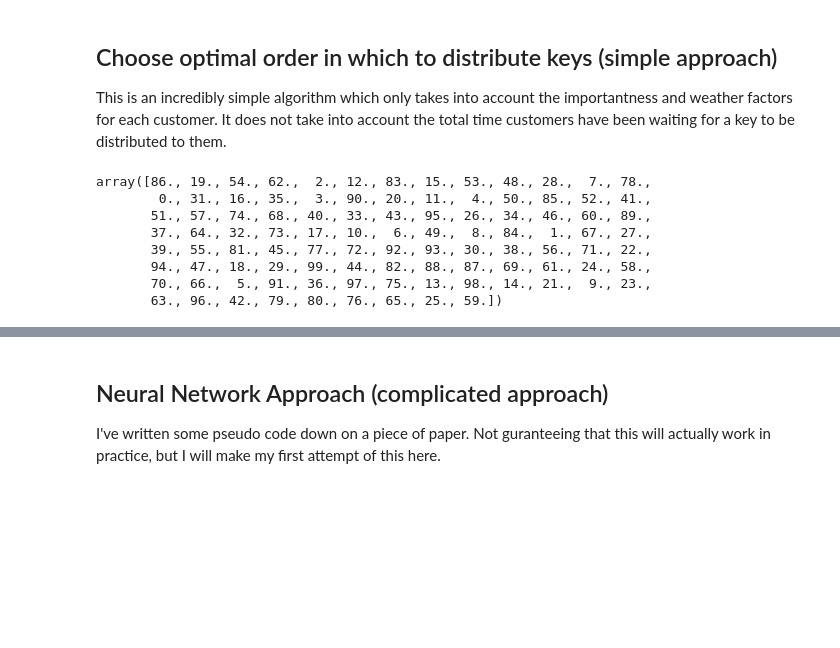
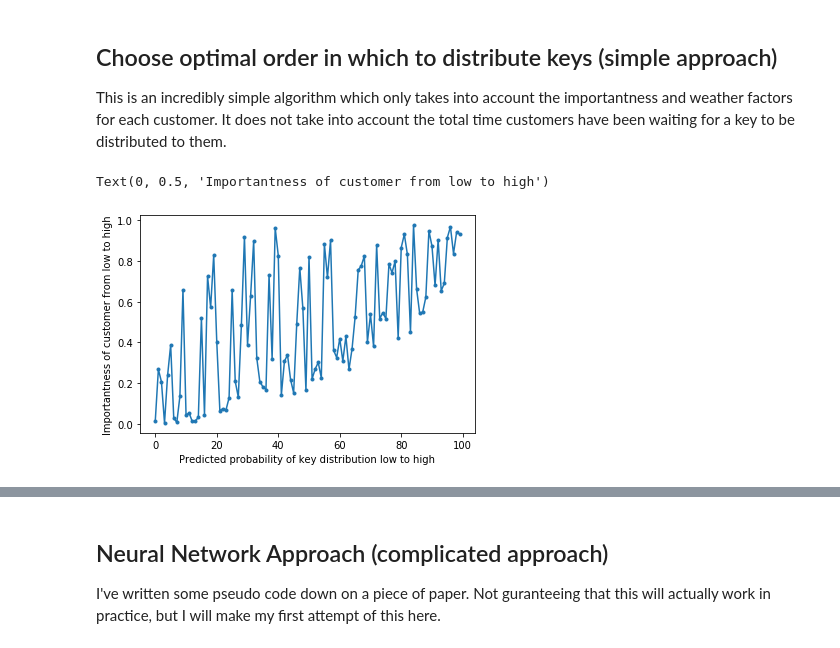
Before and after one commit to hagabbar/craft_prospect, a Jupyter notebook: terminal_link_optimization/main.ipynb, the cells around one changed output, grey strips where cells are left out. Saved outputs shown, nothing was run; the diff lists cells and outputs as text; code cells hidden in the pictures; blank space fills up the shorter version.

```diff
--- a/terminal_link_optimization/main.ipynb
+++ b/terminal_link_optimization/main.ipynb
@@ -83,17 +83,13 @@ a key to be distributed to them.
 for i in range(num_customers):
     customer_arr[0,i,4] = customer_arr[0,i,2] * customer_arr[0,i,3]
 
-customer_prob_list_idx = np.argsort(customer_arr[0,:,4])[::-1]
+customer_prob_list_idx = np.argsort(customer_arr[0,:,4])
 customer_prob_list = customer_arr[0,customer_prob_list_idx,0]
-# %%
-# Print out ordered list of customers to distribute keys to
-customer_prob_list
-# %% [output]
-array([86., 19., 54., 62.,  2., 12., 83., 15., 53., 48., 28.,  7., 78.,
-        0., 31., 16., 35.,  3., 90., 20., 11.,  4., 50., 85., 52., 41.,
-       51., 57., 74., 68., 40., 33., 43., 95., 26., 34., 46., 60., 89.,
-       37., 64., 32., 73., 17., 10.,  6., 49.,  8., 84.,  1., 67., 27.,
-       39., 55., 81., 45., 77., 72., 92., 93., 30., 38., 56., 71., 22.,
-       94., 47., 18., 29., 99., 44., 82., 88., 87., 69., 61., 24., 58.,
-       70., 66.,  5., 91., 36., 97., 75., 13., 98., 14., 21.,  9., 23.,
-       63., 96., 42., 79., 80., 76., 65., 25., 59.])
+# %%
+# Plot importantness as a function of predicted key probability
+plt.plot(customer_arr[0,customer_prob_list_idx,2], marker='.')
+plt.xlabel('Predicted probability of key distribution low to high')
+plt.ylabel('Importantness of customer from low to high')
+# %% [output]
+Text(0, 0.5, 'Importantness of customer from low to high')
+[figure, added]
```
Also changed, not shown: parts of 6 cells of this notebook.
